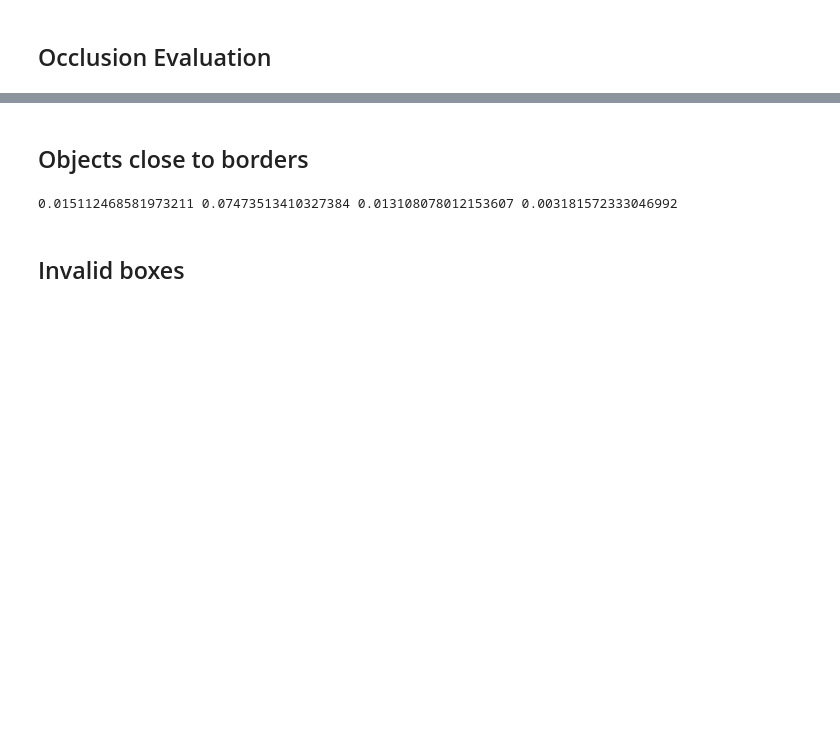
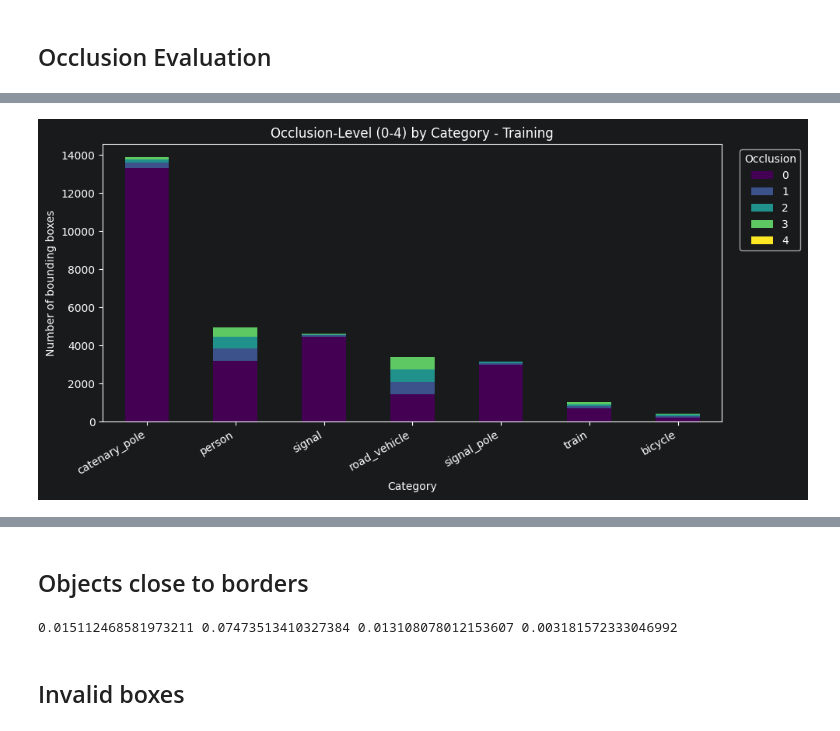
Before and after one commit to Rail-Bench-Object-Detection-Eric-Toudik/rail-bench-object-detection, a Jupyter notebook: explorative data analysis/eric_exploration.ipynb, the cells around one changed output, grey strips where cells are left out. Saved outputs shown, nothing was run; the diff lists cells and outputs as text; code cells hidden in the pictures; blank space fills up the shorter version.

```diff
--- a/explorative data analysis/eric_exploration.ipynb
+++ b/explorative data analysis/eric_exploration.ipynb
@@ -304,0 +374,41 @@ anno
+# %%
+df_occ = train_merged_df[
+    train_merged_df["occlusion"].between(0, 4) &
+    train_merged_df["category_id"].between(1, 7)
+    ].copy()
+
+occ_by_cat = pd.crosstab(
+    df_occ["category_id"],
+    df_occ["occlusion"]
+).reindex(index=range(1, 8), columns=range(0, 5), fill_value=0)
+
+sorted_idx = occ_by_cat.sum(axis=1).sort_values(ascending=False).index
+occ_by_cat_sorted = occ_by_cat.loc[sorted_idx]
+
+# category_id -> category_name
+id_to_name = (
+    train_categories_df[["category_id", "category_name"]]
+    .drop_duplicates()
+    .set_index("category_id")["category_name"]
+    .to_dict()
+)
+
+occ_by_cat_sorted.index = occ_by_cat_sorted.index.map(
+    lambda cid: id_to_name.get(cid, f"ID {cid}")
+)
+
+ax = occ_by_cat_sorted.plot(
+    kind="bar",
+    stacked=True,
+    figsize=(10, 5),
+    colormap="viridis"
+)
+ax.set_title("Occlusion-Level (0-4) by Category - Training")
+ax.set_xlabel("Category")
+ax.set_ylabel("Number of bounding boxes")
+ax.legend(title="Occlusion", bbox_to_anchor=(1.02, 1), loc="upper left")
+plt.xticks(rotation=30, ha="right")
+plt.tight_layout()
+plt.show()
+# %% [output]
+[figure, added]
```
Also changed, not shown: parts of 16 cells of this notebook, 1 other file.
